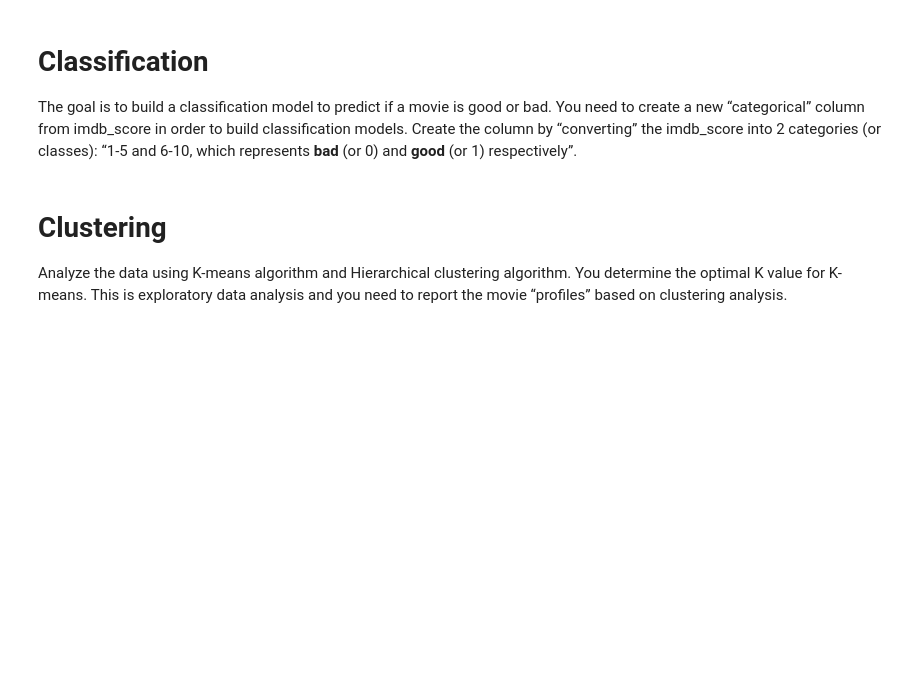
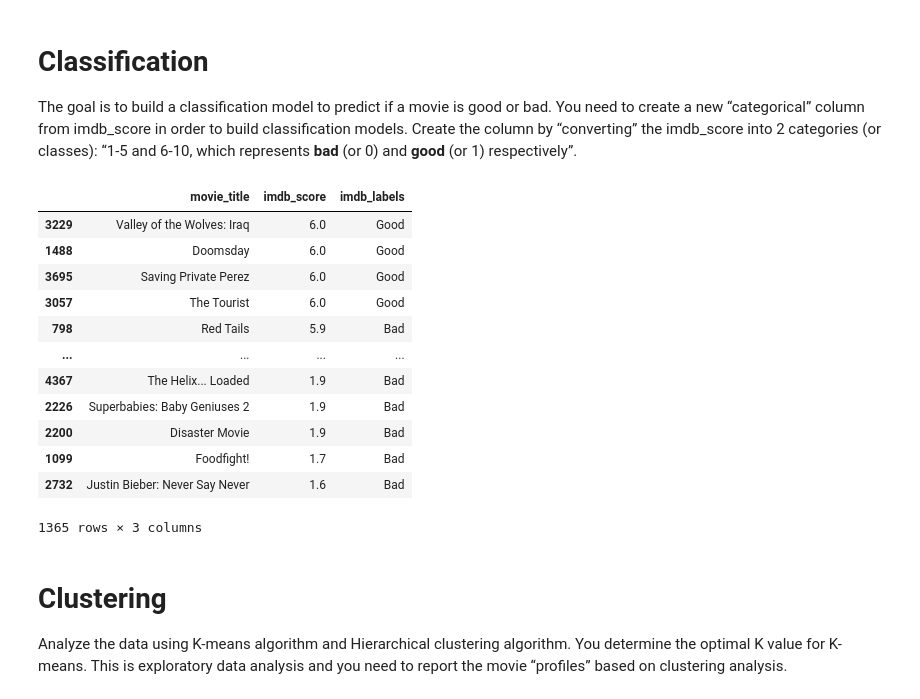
Before and after one commit to Ogre86/665Final, a Jupyter notebook: Patterson_J_Final_Project_s.ipynb, the cells around one changed output. Cells and saved outputs as stored; diff of their text form; code cells hidden in the pictures; blank space fills up the shorter version.

```diff
--- a/Patterson_J_Final_Project_s.ipynb
+++ b/Patterson_J_Final_Project_s.ipynb
@@ -226,3 +486,25 @@ Build regression models using at least three different regression algorithms. Th
 # %% [markdown]
 # Classification
 The goal is to build a classification model to predict if a movie is good or bad. You need to create a new “categorical” column from imdb_score in order to build classification models. Create the column by “converting” the imdb_score into 2 categories (or classes): “1-5 and 6-10, which represents **bad** (or 0) and **good** (or 1) respectively”.
+# %%
+op_labels = ['Bad','Good']
+#op_labels = [0,1]
+category = [0.,5.9,10.]
+dfc['imdb_labels']= pd.cut(dfc['imdb_score'],
+labels=op_labels, bins=category, include_lowest=False)
+# %%
+dfc[['movie_title', 'imdb_score', 'imdb_labels']].sort_values(by=['imdb_score'],ascending=False).tail(1365)
+# %% [output]
+|  | movie_title | imdb_score | imdb_labels |
+| 3229 | Valley of the Wolves: Iraq | 6.0 | Good |
+| 1488 | Doomsday | 6.0 | Good |
+| 3695 | Saving Private Perez | 6.0 | Good |
+| 3057 | The Tourist | 6.0 | Good |
+| 798 | Red Tails | 5.9 | Bad |
+| ... | ... | ... | ... |
+| 4367 | The Helix... Loaded | 1.9 | Bad |
+| 2226 | Superbabies: Baby Geniuses 2 | 1.9 | Bad |
+| 2200 | Disaster Movie | 1.9 | Bad |
+| 1099 | Foodfight! | 1.7 | Bad |
+| 2732 | Justin Bieber: Never Say Never | 1.6 | Bad |
+1365 rows × 3 columns
```
Also changed, not shown: parts of 33 cells of this notebook, 1 other file.
